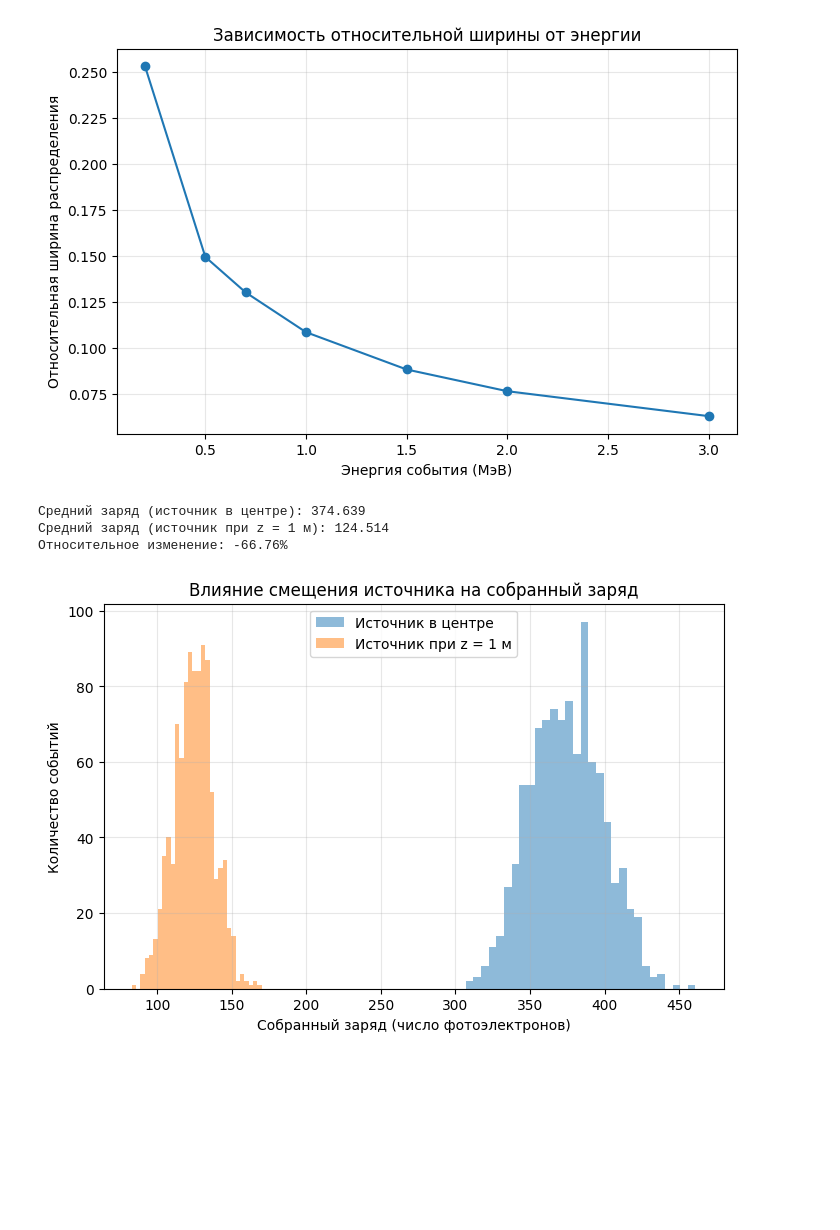
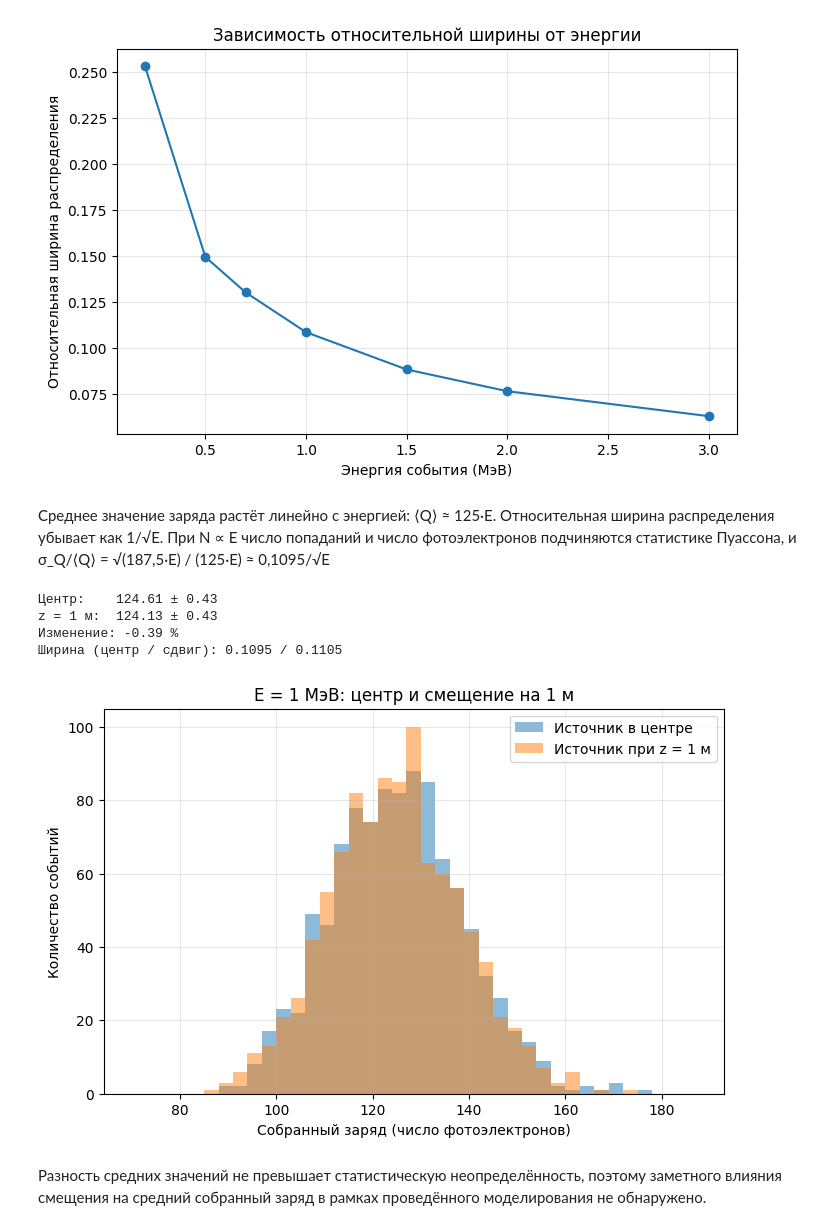
Before and after one commit to ovalb-pine/neutrino_modeling, a Jupyter notebook: homework_1/task4.ipynb, the cells around one changed output. Drawn from its saved outputs; the diff is of its cells as text; code cells hidden in the pictures; blank space fills up the shorter version.

```diff
--- a/homework_1/task4.ipynb
+++ b/homework_1/task4.ipynb
@@ -219,44 +219,38 @@ E = 1.5 MeV: mean = 187.80, std = 16.59, relative width = 0.0883
 E = 2.0 MeV: mean = 250.08, std = 19.13, relative width = 0.0765
 E = 3.0 MeV: mean = 372.94, std = 23.48, relative width = 0.0630
 [figure]
+# %% [markdown]
+Среднее значение заряда растёт линейно с энергией: ⟨Q⟩ ≈ 125·E. Относительная ширина распределения убывает как 1/√E. При N ∝ E число попаданий и число фотоэлектронов подчиняются статистике Пуассона, и σ_Q/⟨Q⟩ = √(187,5·E) / (125·E) ≈ 0,1095/√E
 # %%
-# Источник смещён на 1 метр по оси z
+# Источник в центре и смещённый на 1 м по z, обе серии при E = 1 МэВ
+center = np.array([0., 0., 0.])
 shifted_position = np.array([0., 0., 1.])
 
-shifted_results = run_simulations(
-    detector, source, 1.0, shifted_position, n_events=1000
-)
+res_center = run_simulations(detector, source, 1.0, center, n_events=1000)
+res_shifted = run_simulations(detector, source, 1.0, shifted_position, n_events=1000)
 
-# Сравниваем результаты
-mean_center = np.mean(results)
-mean_shifted = np.mean(shifted_results)
+mean_c, mean_s = res_center.mean(), res_shifted.mean()
+err_c = res_center.std(ddof=1) / np.sqrt(len(res_center))
+err_s = res_shifted.std(ddof=1) / np.sqrt(len(res_shifted))
 
-print(f"Средний заряд (источник в центре): {mean_center:.3f}")
-print(f"Средний заряд (источник при z = 1 м): {mean_shifted:.3f}")
+print(f"Центр:    {mean_c:.2f} ± {err_c:.2f}")
+print(f"z = 1 м:  {mean_s:.2f} ± {err_s:.2f}")
+print(f"Изменение: {(mean_s - mean_c) / mean_c * 100:.2f} %")
+print(f"Ширина (центр / сдвиг): {res_center.std(ddof=1)/mean_c:.4f} / {res_shifted.std(ddof=1)/mean_s:.4f}")
 
-print(
-    f"Относительное изменение: "
-    f"{(mean_shifted - mean_center) / mean_center * 100:.2f}%"
-)
-
-# Сравнение распределений
 plt.figure(figsize=(8, 5))
-
-plt.hist(results, bins=30, alpha=0.5,
-         label='Источник в центре')
-
-plt.hist(shifted_results, bins=30, alpha=0.5,
-         label='Источник при z = 1 м')
-
+bins = np.arange(70, 190, 3)
+plt.hist(res_center, bins=bins, alpha=0.5, label='Источник в центре')
+plt.hist(res_shifted, bins=bins, alpha=0.5, label='Источник при z = 1 м')
 plt.xlabel('Собранный заряд (число фотоэлектронов)')
 plt.ylabel('Количество событий')
-plt.title('Влияние смещения источника на собранный заряд')
-
-plt.legend()
-plt.grid(alpha=0.3)
-plt.show()
+plt.title('E = 1 МэВ: центр и смещение на 1 м')
+plt.legend(); plt.grid(alpha=0.3); plt.show()
 # %% [output]
-Средний заряд (источник в центре): 374.639
-Средний заряд (источник при z = 1 м): 124.514
-Относительное изменение: -66.76%
+Центр:    124.61 ± 0.43
+z = 1 м:  124.13 ± 0.43
+Изменение: -0.39 %
+Ширина (центр / сдвиг): 0.1095 / 0.1105
-[figure, old version]
+[figure, new version]
+# %% [markdown]
+Разность средних значений не превышает статистическую неопределённость, поэтому заметного влияния смещения на средний собранный заряд в рамках проведённого моделирования не обнаружено.
```
